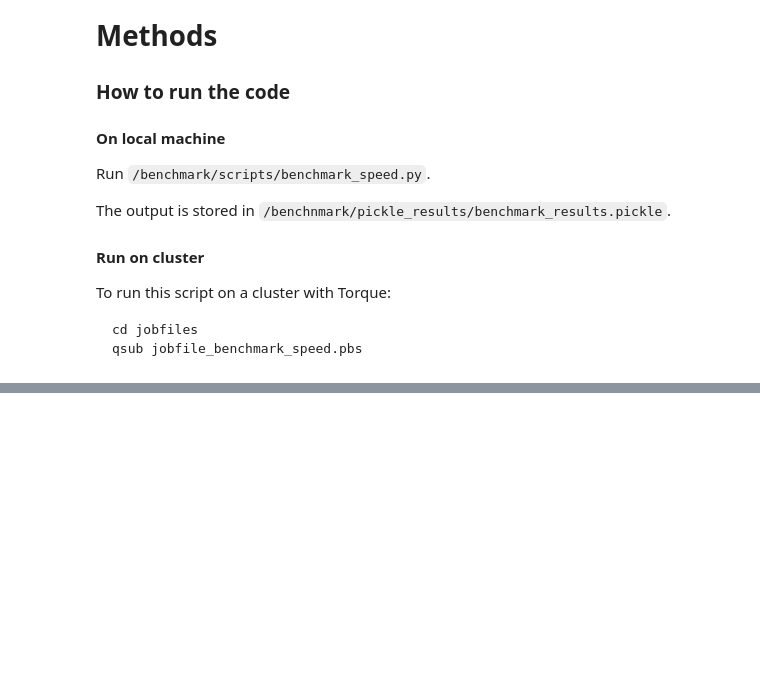
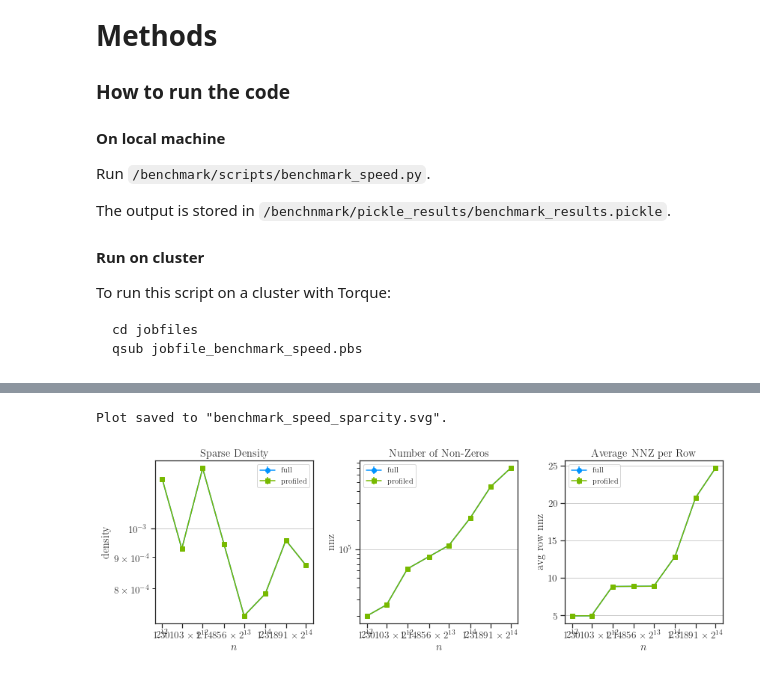
Before and after one commit to ameli/glearn, a Jupyter notebook: benchmark/notebooks/plot_benchmark_speed.ipynb, the cells around one changed output, grey strips where cells are left out. Saved outputs shown, nothing was run; the diff lists cells and outputs as text; code cells hidden in the pictures; blank space fills up the shorter version.

```diff
--- a/benchmark/notebooks/plot_benchmark_speed.ipynb
+++ b/benchmark/notebooks/plot_benchmark_speed.ipynb
@@ -344,3 +398,16 @@ Plot saved to "benchmark_speed_iter.svg".
+# %%
+fig, ax = plt.subplots(figsize=(12, 4.2), nrows=1, ncols=3)
+
+# Plot iterations
+plot_var(ax[0], density, 'density', 'Sparse Density', ylog=True)
+plot_var(ax[1], nnz, 'nnz', 'Number of Non-Zeros', ylog=True)
+plot_var(ax[2], avg_row_nnz, 'avg row nnz', 'Average NNZ per Row')
+
+# Save plot
+save_plot(plt, 'benchmark_speed_sparcity')
+# %% [output]
+Plot saved to "benchmark_speed_sparcity.svg".
+[figure, added]
 # %%
 fig, ax = plt.subplots(figsize=(8, 4), nrows=1, ncols=2)
 
```
Also changed, not shown: parts of 9 cells of this notebook, 18 other files.
